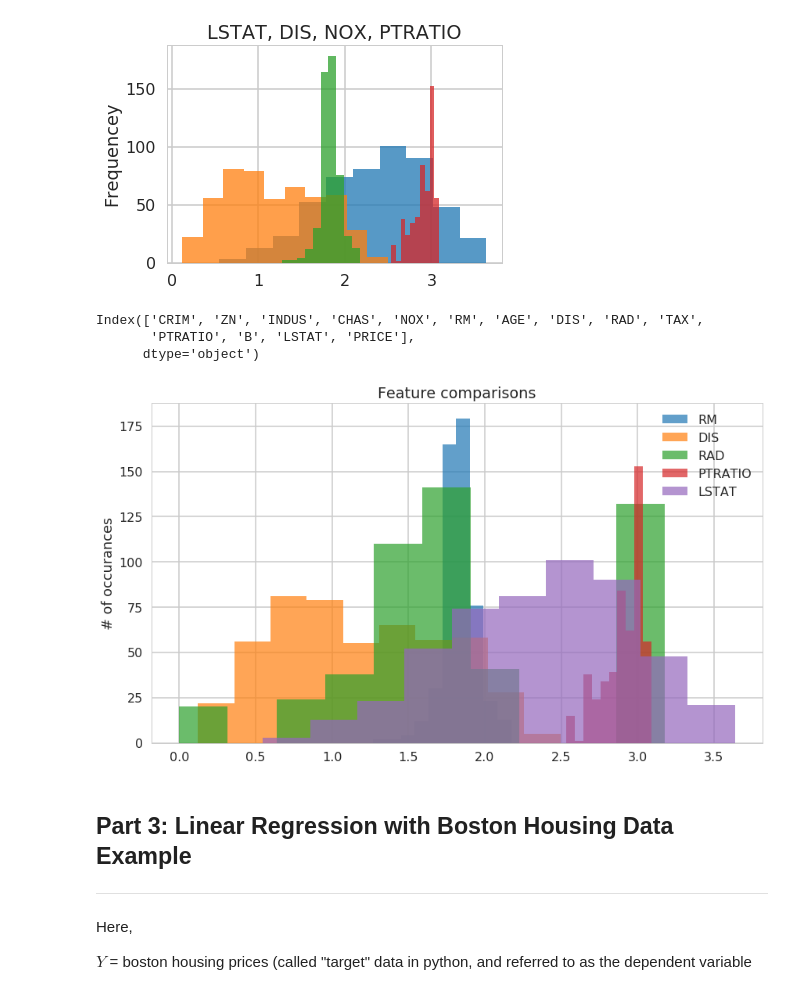
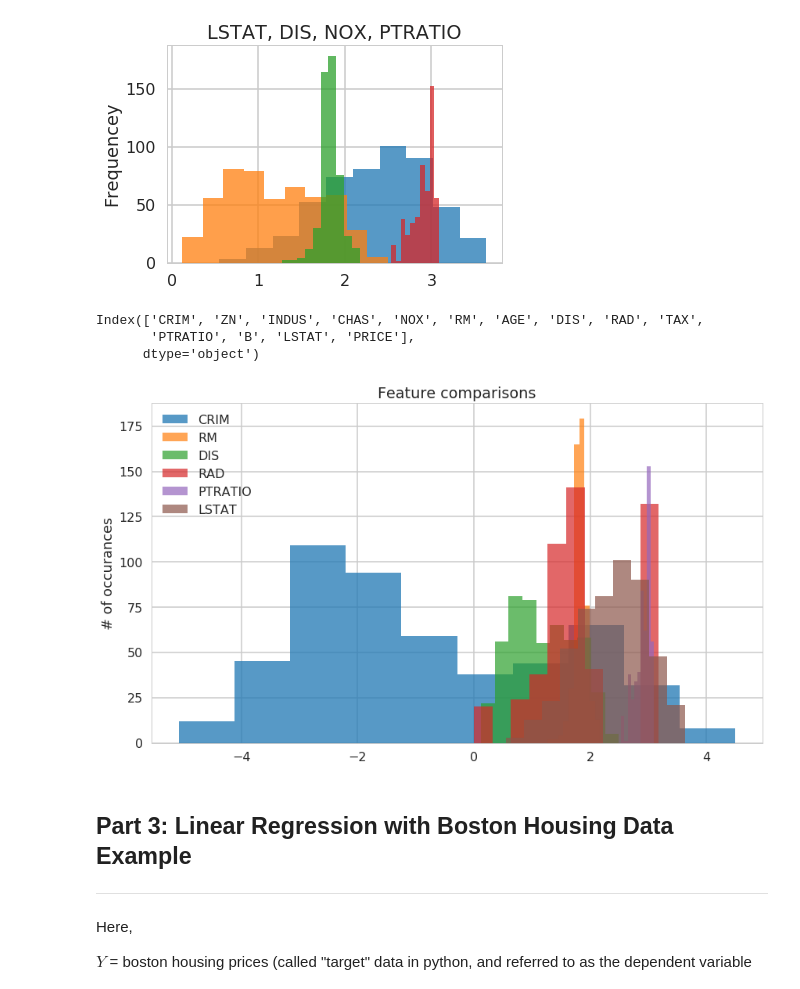
Before and after one commit to SethDKelly/Springboard, a Jupyter notebook: sec11/linear_regression/Mini_Project_Linear_Regression.ipynb, the cells around one changed output. Saved outputs shown, nothing was run; the diff lists cells and outputs as text; code cells hidden in the pictures.

```diff
--- a/sec11/linear_regression/Mini_Project_Linear_Regression.ipynb
+++ b/sec11/linear_regression/Mini_Project_Linear_Regression.ipynb
@@ -453,32 +453,32 @@ plt.show()
 # %%
 print(bos.keys())
 
 # Features that are commented out are features that skewed the histogram when looking for corelated feature
 
 plt.figure(figsize=[14,8])
-#plt.hist(np.log(bos.CRIM), alpha=.75, label='CRIM') #per capita crime rate by town
+plt.hist(np.log(bos.CRIM), alpha=.75, label='CRIM') #per capita crime rate by town
 #plt.hist(np.log(bos.ZN), alpha=.75) #proportion of residential land zoned for lots over 25,000 sq.ft.
 #plt.hist(np.log(bos.INDUS), alpha=.7, label='INDUS') #proportion of non-retail business acres per town
 # plt.hist(np.log(bos.CHAS), alpha=.75) #Charles River dummy variable (= 1 if tract bounds river; 0 otherwise)
 #plt.hist(np.log(bos.NOX), alpha=.75, label='NOX') #Jade Green nitric oxides concentration (parts per 10 million)
 plt.hist(np.log(bos.RM), alpha=.7, label='RM') #Light blue average number of rooms per d welling
 #plt.hist(np.log(bos.AGE), alpha=.75, label='AGE') # proportion of owner-occupied units built prior to 1940
 plt.hist(np.log(bos.DIS), alpha=.7, label='DIS') # weighted distances to five Boston employment centres
 plt.hist(np.log(bos.RAD), alpha=.7, label='RAD') # index of accessibility to radial highways
 #plt.hist(np.log(bos.TAX), alpha=.75, label='TAX') # full-value property-tax rate per $10,000
 plt.hist(np.log(bos.PTRATIO), alpha=.7, label='PTRATIO') # pupil-teacher ratio by town
 # plt.hist(np.log(bos.B), alpha=.75, label='B') # 1000(Bk - 0.63)^2 where Bk is the proportion of blacks by town
-plt.hist(np.log(bos.LSTAT), alpha=.7, label='LSTAT') # 1000(Bk - 0.63)^2 where Bk is the proportion of blacks by town
+plt.hist(np.log(bos.LSTAT), alpha=.7, label='LSTAT') # % lower status of the population
 
 plt.title("Feature comparisons")
 plt.legend()
 plt.ylabel("# of occurances")
 plt.show()
 # %% [output]
 Index(['CRIM', 'ZN', 'INDUS', 'CHAS', 'NOX', 'RM', 'AGE', 'DIS', 'RAD', 'TAX',
        'PTRATIO', 'B', 'LSTAT', 'PRICE'],
       dtype='object')
-[figure, old version]
+[figure, new version]
 # %% [markdown]
 ## Part 3: Linear Regression with Boston Housing Data Example
 ***
```
Also changed, not shown: parts of 14 cells of this notebook.
